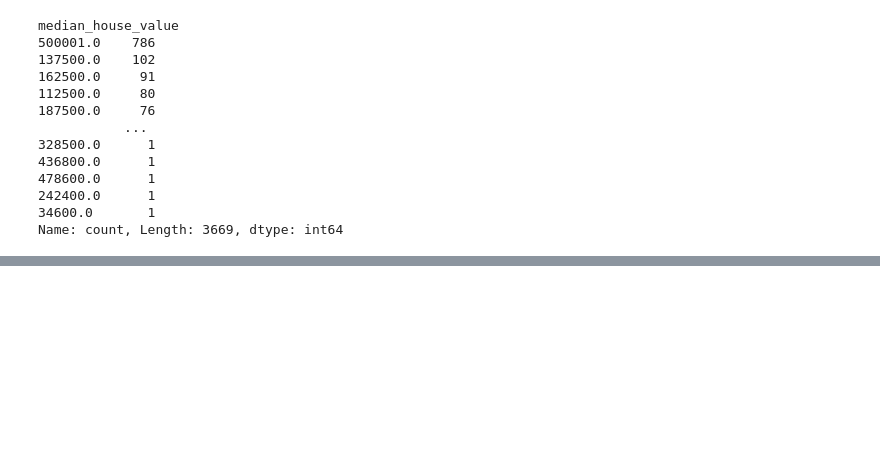
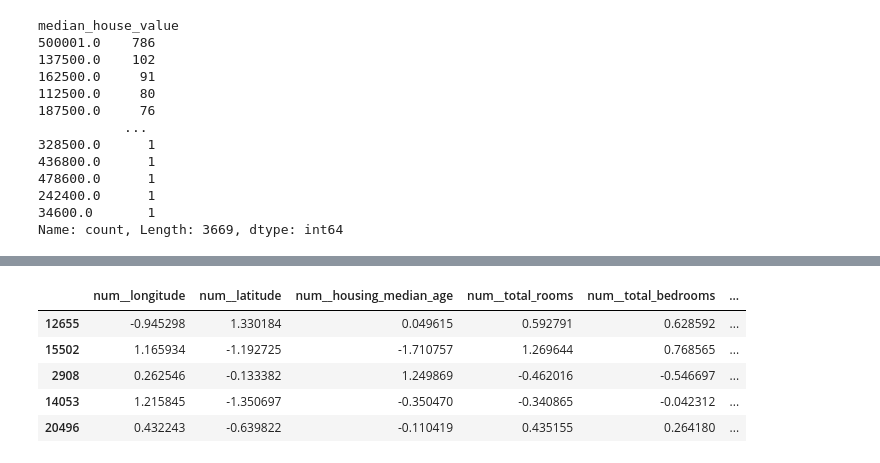
Before and after one commit to ilijahristov/machine-learning, a Jupyter notebook: housing_california/housing.ipynb, the cells around one changed output, grey strips where cells are left out. Cells and saved outputs as stored; diff of their text form; code cells hidden in the pictures; blank space fills up the shorter version.

```diff
--- a/housing_california/housing.ipynb
+++ b/housing_california/housing.ipynb
@@ -209,0 +355,5 @@ Name: count, Length: 3669, dtype: int64
+# %%
+"""
+    Filling in missing total bedroom columns
+"""
+housing['total_bedrooms'] = housing['total_bedrooms'].fillna(housing['total_rooms']*ratio)
@@ -209,0 +391,26 @@ Name: count, Length: 3669, dtype: int64
+# %%
+from sklearn.pipeline import Pipeline
+from sklearn.preprocessing import StandardScaler, OneHotEncoder
+from sklearn.impute import SimpleImputer
+from sklearn.compose import ColumnTransformer
+
+
+housing_labels = housing["median_house_value"].copy()
+housing = housing.drop(columns=["median_house_value"])
+
+num_pipeline = Pipeline([
+    ('imputer', SimpleImputer(strategy="median")),
+    ('attribs_adder', CombinedAttributesAdder()),
+    ('std_scaler', StandardScaler()),
+])
+
+num_attribs = list(housing.drop("ocean_proximity", axis=1))
+cat_attribs = ["ocean_proximity"]
+
+full_pipeline = ColumnTransformer([
+    ("num", num_pipeline, num_attribs),
+    ("cat", OneHotEncoder(), cat_attribs),
+])
+
+housing_prepared = full_pipeline.fit_transform(housing)
+housing_prepared
@@ -209,0 +431,14 @@ Name: count, Length: 3669, dtype: int64
+# %%
+housing_prepared_df = pd.DataFrame(
+    housing_prepared,
+    columns=full_pipeline.get_feature_names_out(),
+    index=housing.index
+)
+housing_prepared_df.head()
+# %% [output]
+|  | num__longitude | num__latitude | num__housing_median_age | num__total_rooms | num__total_bedrooms | ... |
+| 12655 | -0.945298 | 1.330184 | 0.049615 | 0.592791 | 0.628592 | ... |
+| 15502 | 1.165934 | -1.192725 | -1.710757 | 1.269644 | 0.768565 | ... |
+| 2908 | 0.262546 | -0.133382 | 1.249869 | -0.462016 | -0.546697 | ... |
+| 14053 | 1.215845 | -1.350697 | -0.350470 | -0.340865 | -0.042312 | ... |
+| 20496 | 0.432243 | -0.639822 | -0.110419 | 0.435155 | 0.264180 | ... |
```
Also changed, not shown: parts of 16 cells of this notebook.
